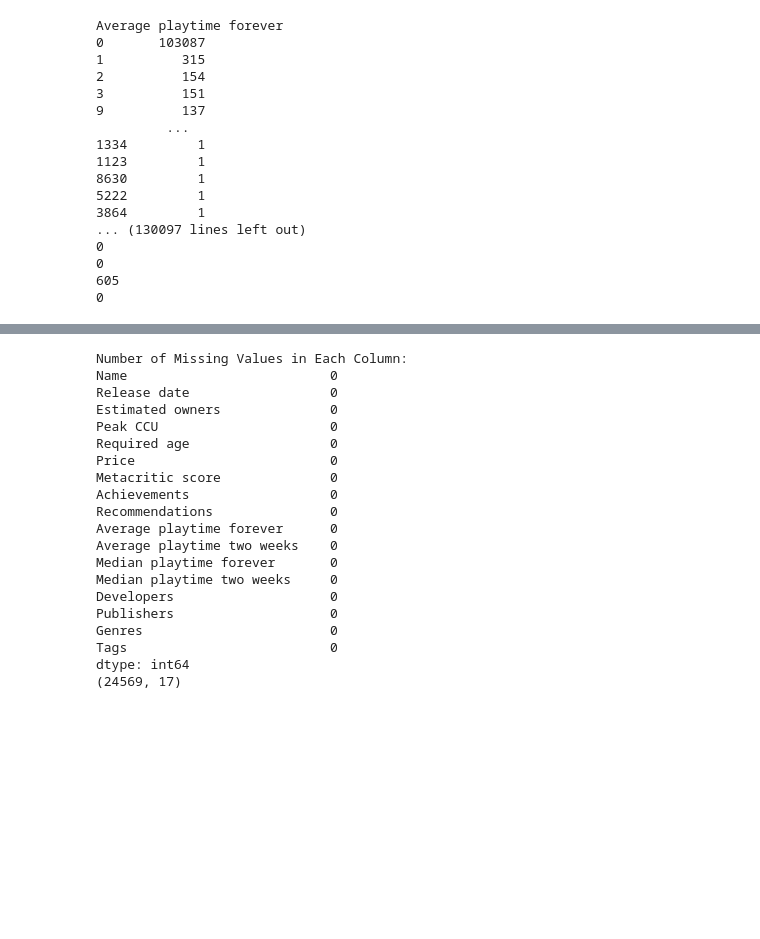
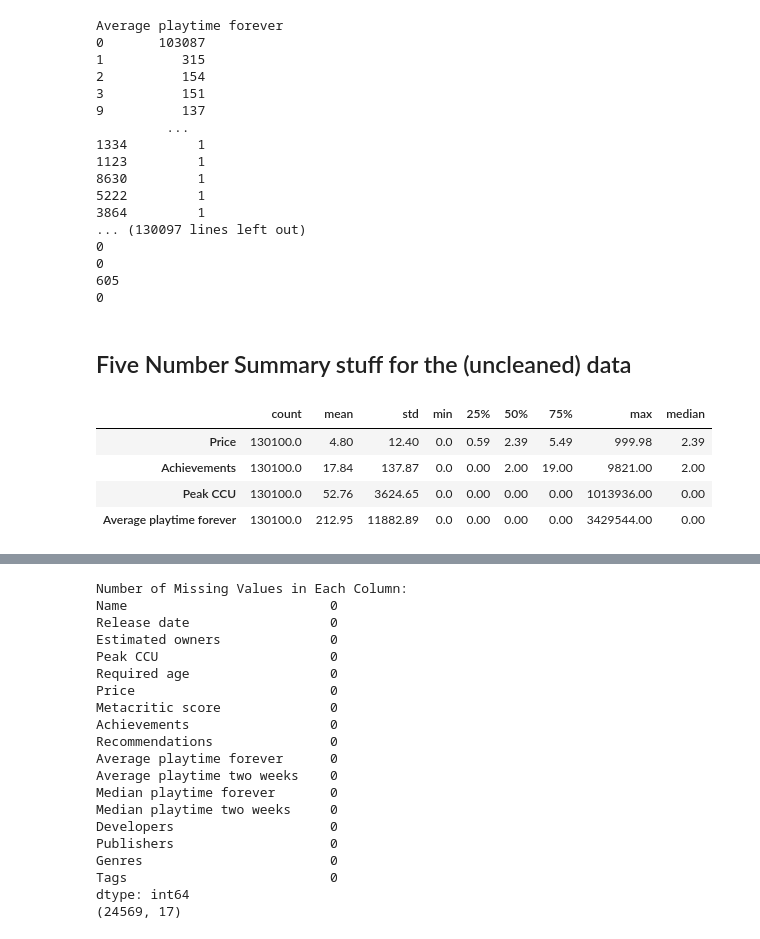
Before and after one commit to dariasroblero-ship-it/CSCI4047-Project, a Jupyter notebook: main.ipynb, the cells around one changed output, grey strips where cells are left out. Drawn from its saved outputs; the diff is of its cells as text; code cells hidden in the pictures; blank space fills up the shorter version.

```diff
--- a/main.ipynb
+++ b/main.ipynb
@@ -74,3 +74,17 @@ Average playtime forever
 0
 605
 0
+# %% [markdown]
+## Five Number Summary stuff for the (uncleaned) data
+# %%
+# for the cols we care about relevant to our questions
+num_cols = ["Price", "Achievements", "Peak CCU", target]
+summary = df[num_cols].describe().T
+summary["median"] = df[num_cols].median()
+summary.round(2)
+# %% [output]
+|  | count | mean | std | min | 25% | 50% | 75% | max | median |
+| Price | 130100.0 | 4.80 | 12.40 | 0.0 | 0.59 | 2.39 | 5.49 | 999.98 | 2.39 |
+| Achievements | 130100.0 | 17.84 | 137.87 | 0.0 | 0.00 | 2.00 | 19.00 | 9821.00 | 2.00 |
+| Peak CCU | 130100.0 | 52.76 | 3624.65 | 0.0 | 0.00 | 0.00 | 0.00 | 1013936.00 | 0.00 |
+| Average playtime forever | 130100.0 | 212.95 | 11882.89 | 0.0 | 0.00 | 0.00 | 0.00 | 3429544.00 | 0.00 |
```
Also changed, not shown: parts of 11 cells of this notebook.
